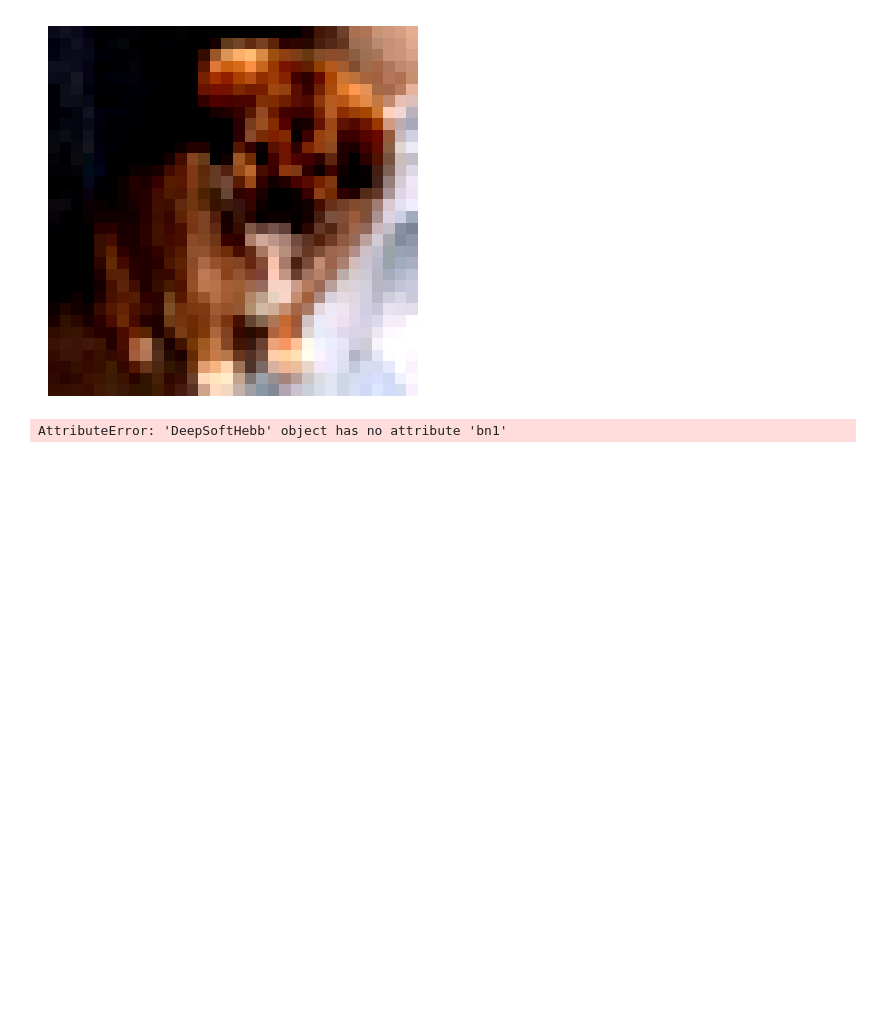
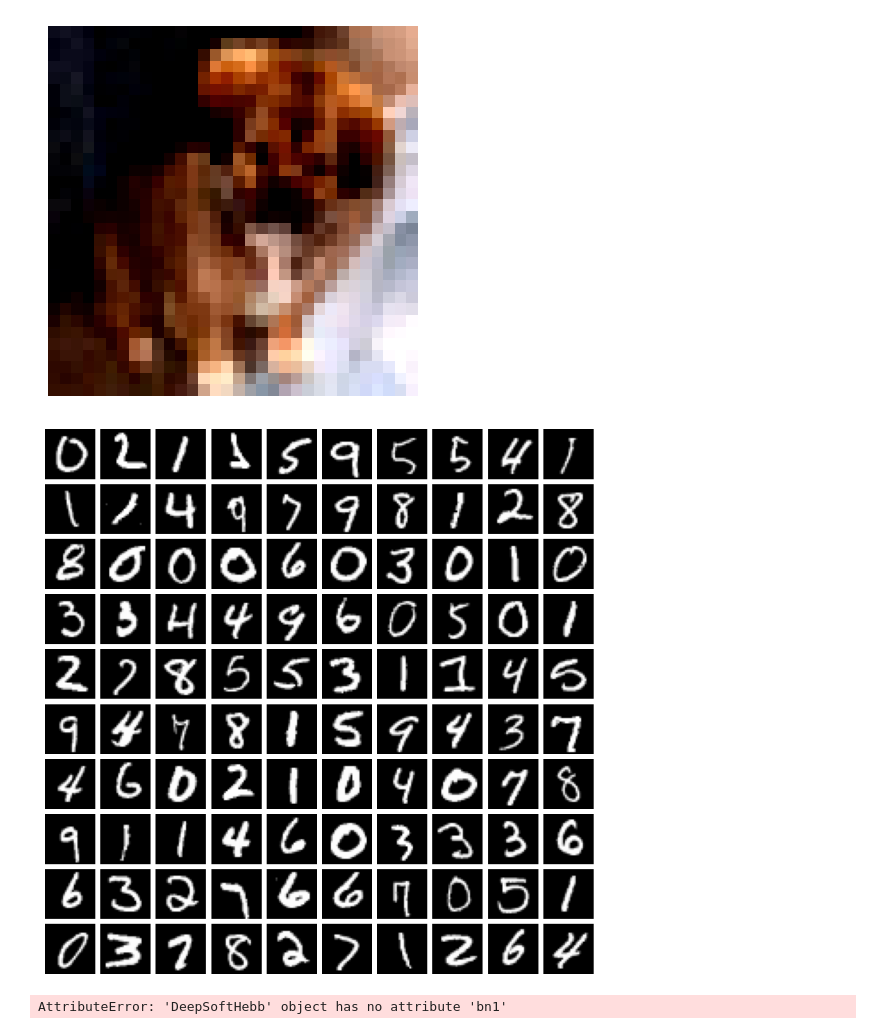
Before and after one commit to luna97/soft-full-hebb, a Jupyter notebook: test.ipynb, the cells around one changed output. Cells and saved outputs as stored; diff of their text form; code cells hidden in the pictures; blank space fills up the shorter version.

```diff
--- a/test.ipynb
+++ b/test.ipynb
@@ -165,6 +165,23 @@ Files already downloaded and verified
 Clipping input data to the valid range for imshow with RGB data ([0..1] for floats or [0..255] for integers).
 tensor(5)
 [figure]
+# %%
+# create a 10x10 grid with images from mnist
+xaxes = 10
+yaxes = 10
+fig, axes = plt.subplots(xaxes, yaxes, figsize=(yaxes, xaxes))
+# set black background
+# fig.patch.set_facecolor('black')
+
+for i in range(xaxes):
+    for j in range(yaxes):
+        image, label = mnist[np.random.randint(0, len(mnist))]
+        axes[i, j].imshow(image.permute(2, 1, 0) + 0.5, cmap='gray')
+        axes[i, j].axis('off')
+
+plt.subplots_adjust(wspace=0.1, hspace=0.1)
+# %% [output]
+[figure, added]
 # %%
 # show images generated from kernels
 num_kernels = model.conv1.weight.size(0)
```
Also changed, not shown: parts of 1 cell of this notebook, 4 other files.
